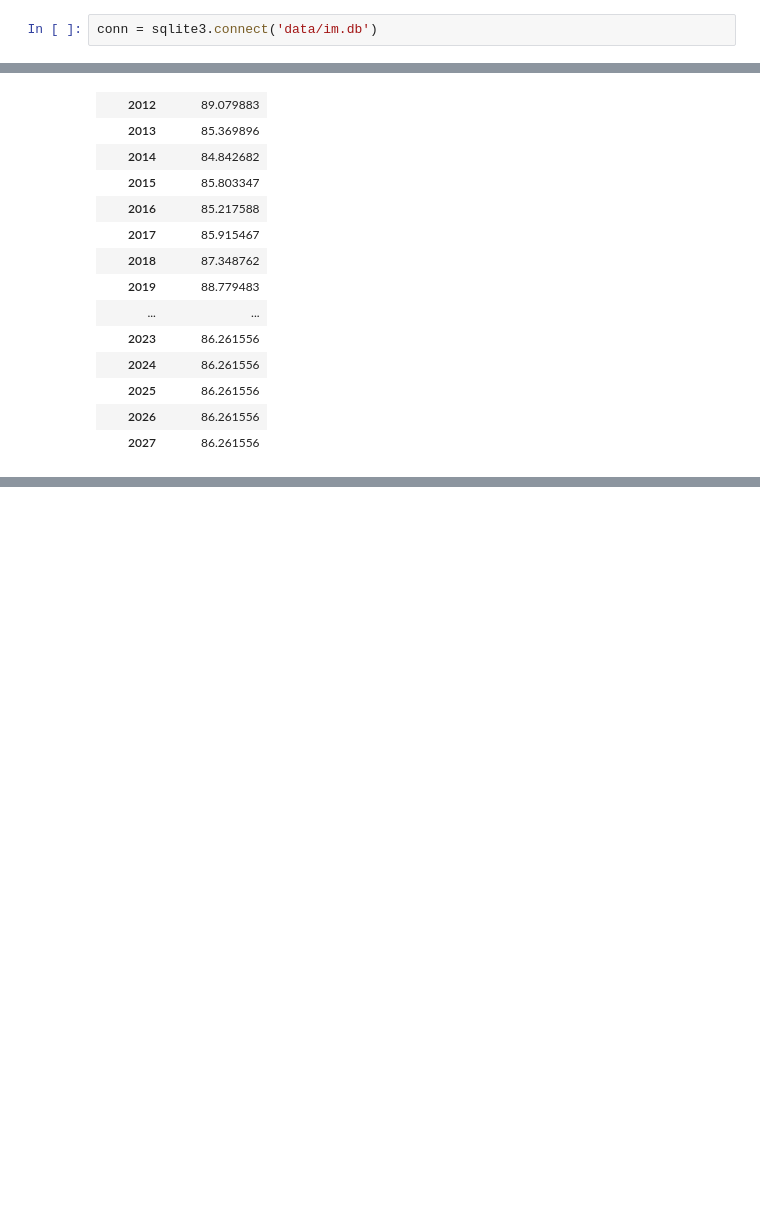
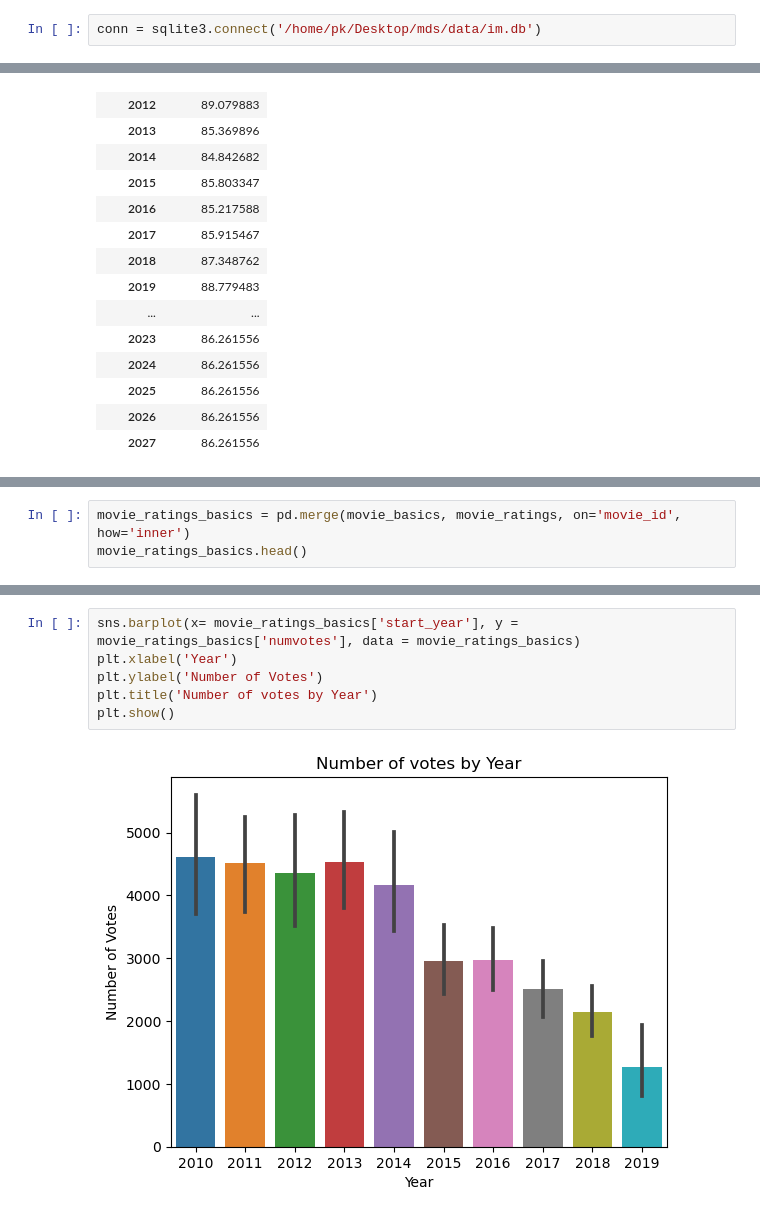
Before and after one commit to billymwangi/test, a Jupyter notebook: student.ipynb, the cells around one changed output, grey strips where cells are left out. Drawn from its saved outputs; the diff is of its cells as text; blank space fills up the shorter version.

Commit message:
number of votes by year

```diff
--- a/student.ipynb
+++ b/student.ipynb
@@ -18,6 +19,6 @@ import matplotlib.pyplot as plt
 import sqlite3
 # %%
-conn = sqlite3.connect('data/im.db')
+conn = sqlite3.connect('/home/pk/Desktop/mds/data/im.db')
 # %% [markdown]
 ## Checking out the data
 # %%
@@ -249,0 +253,3 @@ The movie_basics and movie_ratings tables have the same column movie_id showing
+# %%
+movie_ratings_basics = pd.merge(movie_basics, movie_ratings, on='movie_id', how='inner')
+movie_ratings_basics.head()
@@ -249,0 +297,8 @@ The movie_basics and movie_ratings tables have the same column movie_id showing
+# %%
+sns.barplot(x= movie_ratings_basics['start_year'], y = movie_ratings_basics['numvotes'], data = movie_ratings_basics)
+plt.xlabel('Year')
+plt.ylabel('Number of Votes')
+plt.title('Number of votes by Year')
+plt.show()
+# %% [output]
+[figure, added]
```
Also changed, not shown: parts of 9 cells of this notebook.
